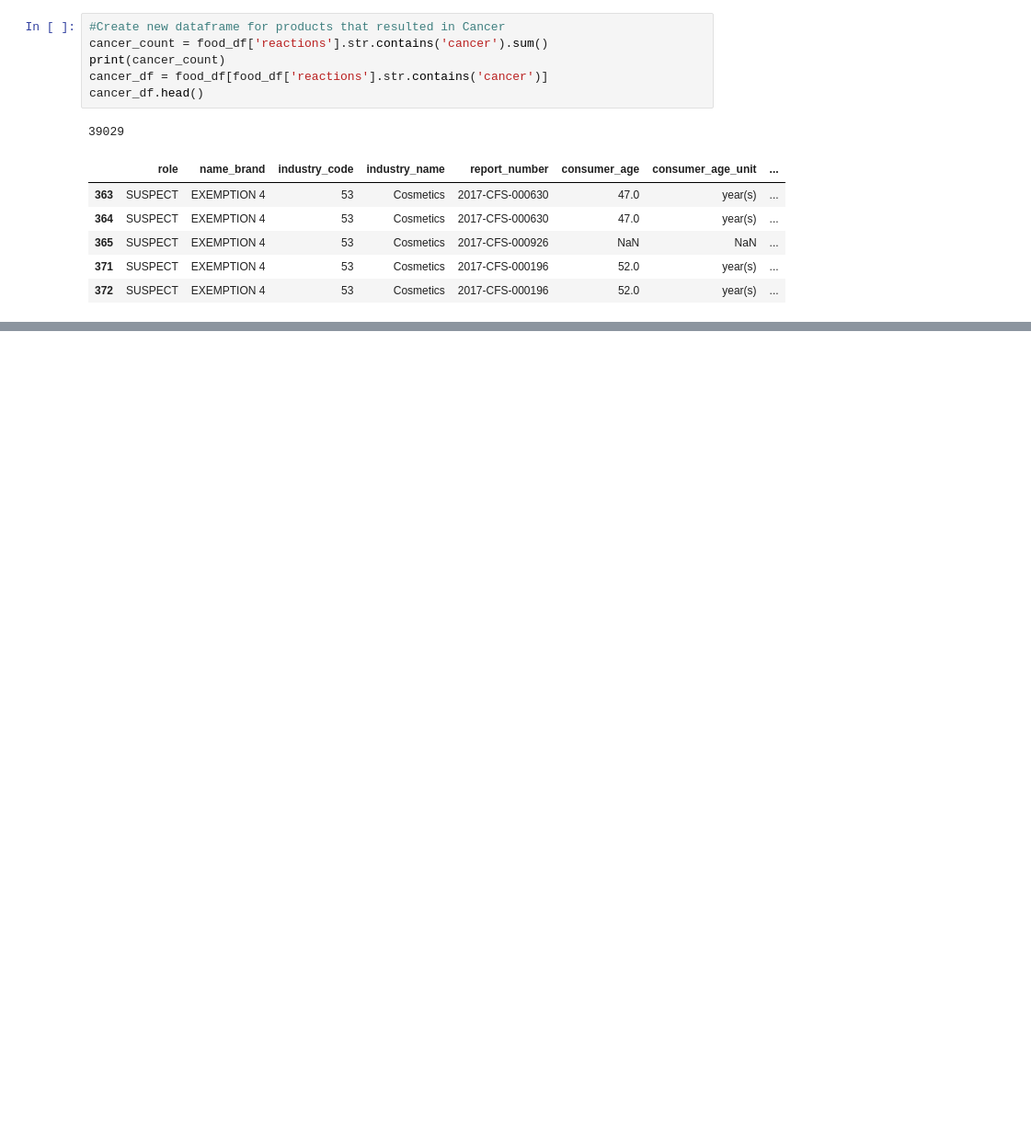
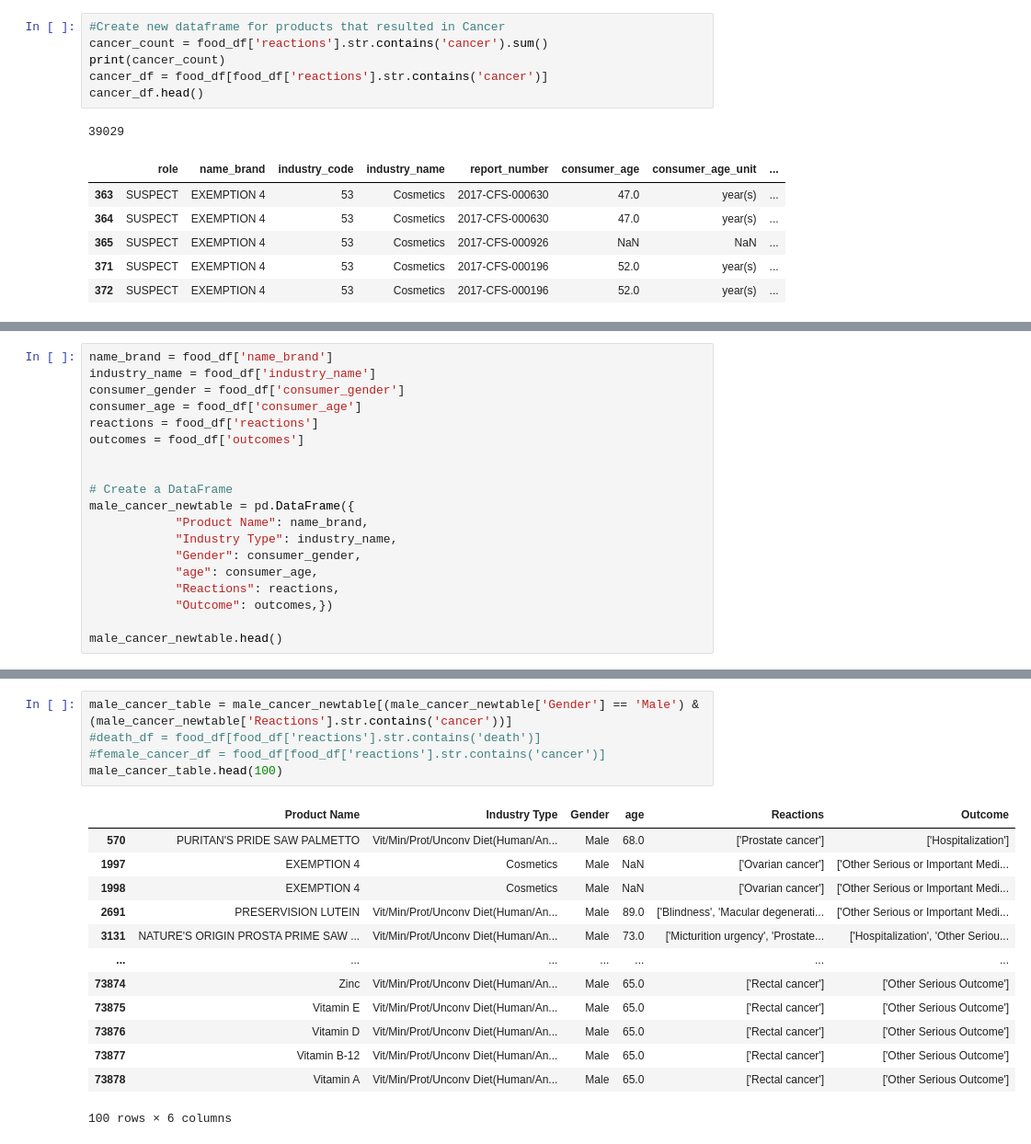
Before and after one commit to Mackshow/Project-3---Food-Recall-Data, a Jupyter notebook: Food Event working (incomplete).ipynb, the cells around one changed output, grey strips where cells are left out. Shown at 92% size. Drawn from its saved outputs; the diff is of its cells as text; blank space fills up the shorter version.

```diff
--- a/Food Event working (incomplete).ipynb
+++ b/Food Event working (incomplete).ipynb
@@ -108,0 +143,19 @@ cancer_df.head()
+# %%
+name_brand = food_df['name_brand']
+industry_name = food_df['industry_name']
+consumer_gender = food_df['consumer_gender']
+consumer_age = food_df['consumer_age']
+reactions = food_df['reactions']
+outcomes = food_df['outcomes']
+
+
+# Create a DataFrame
+male_cancer_newtable = pd.DataFrame({
+            "Product Name": name_brand,
+            "Industry Type": industry_name,
+            "Gender": consumer_gender,
+            "age": consumer_age,
+            "Reactions": reactions,
+            "Outcome": outcomes,})
+
+male_cancer_newtable.head()
@@ -126,0 +191,19 @@ print(cancer_count_female)
+# %%
+male_cancer_table = male_cancer_newtable[(male_cancer_newtable['Gender'] == 'Male') & (male_cancer_newtable['Reactions'].str.contains('cancer'))]
+#death_df = food_df[food_df['reactions'].str.contains('death')]
+#female_cancer_df = food_df[food_df['reactions'].str.contains('cancer')]
+male_cancer_table.head(100)
+# %% [output]
+|  | Product Name | Industry Type | Gender | age | Reactions | Outcome |
+| 570 | PURITAN'S PRIDE SAW PALMETTO | Vit/Min/Prot/Unconv Diet(Human/An... | Male | 68.0 | ['Prostate cancer'] | ['Hospitalization'] |
+| 1997 | EXEMPTION 4 | Cosmetics | Male | NaN | ['Ovarian cancer'] | ['Other Serious or Important Medi... |
+| 1998 | EXEMPTION 4 | Cosmetics | Male | NaN | ['Ovarian cancer'] | ['Other Serious or Important Medi... |
+| 2691 | PRESERVISION LUTEIN | Vit/Min/Prot/Unconv Diet(Human/An... | Male | 89.0 | ['Blindness', 'Macular degenerati... | ['Other Serious or Important Medi... |
+| 3131 | NATURE'S ORIGIN PROSTA PRIME SAW ... | Vit/Min/Prot/Unconv Diet(Human/An... | Male | 73.0 | ['Micturition urgency', 'Prostate... | ['Hospitalization', 'Other Seriou... |
+| ... | ... | ... | ... | ... | ... | ... |
+| 73874 | Zinc | Vit/Min/Prot/Unconv Diet(Human/An... | Male | 65.0 | ['Rectal cancer'] | ['Other Serious Outcome'] |
+| 73875 | Vitamin E | Vit/Min/Prot/Unconv Diet(Human/An... | Male | 65.0 | ['Rectal cancer'] | ['Other Serious Outcome'] |
+| 73876 | Vitamin D | Vit/Min/Prot/Unconv Diet(Human/An... | Male | 65.0 | ['Rectal cancer'] | ['Other Serious Outcome'] |
+| 73877 | Vitamin B-12 | Vit/Min/Prot/Unconv Diet(Human/An... | Male | 65.0 | ['Rectal cancer'] | ['Other Serious Outcome'] |
+| 73878 | Vitamin A | Vit/Min/Prot/Unconv Diet(Human/An... | Male | 65.0 | ['Rectal cancer'] | ['Other Serious Outcome'] |
+100 rows × 6 columns
```
Also changed, not shown: parts of 12 cells of this notebook.
